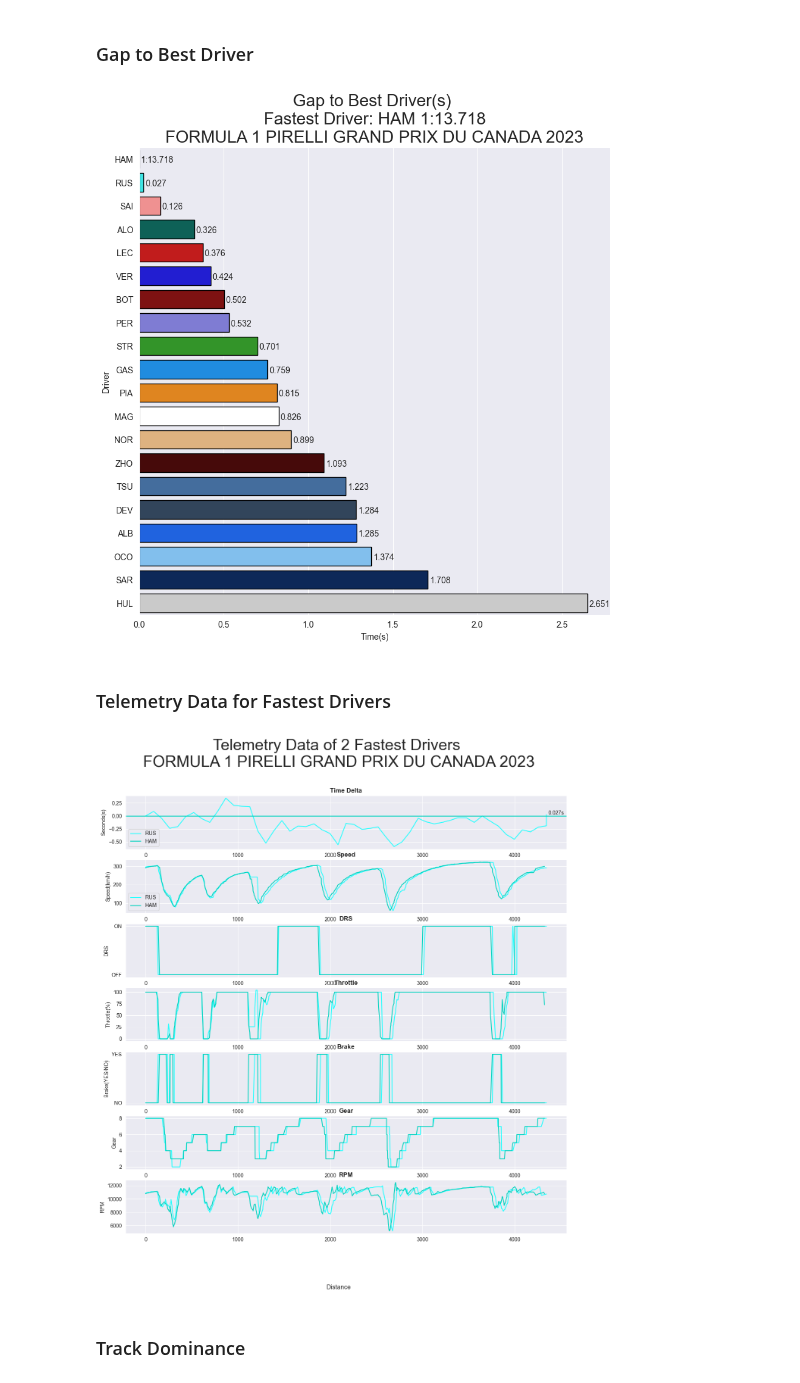
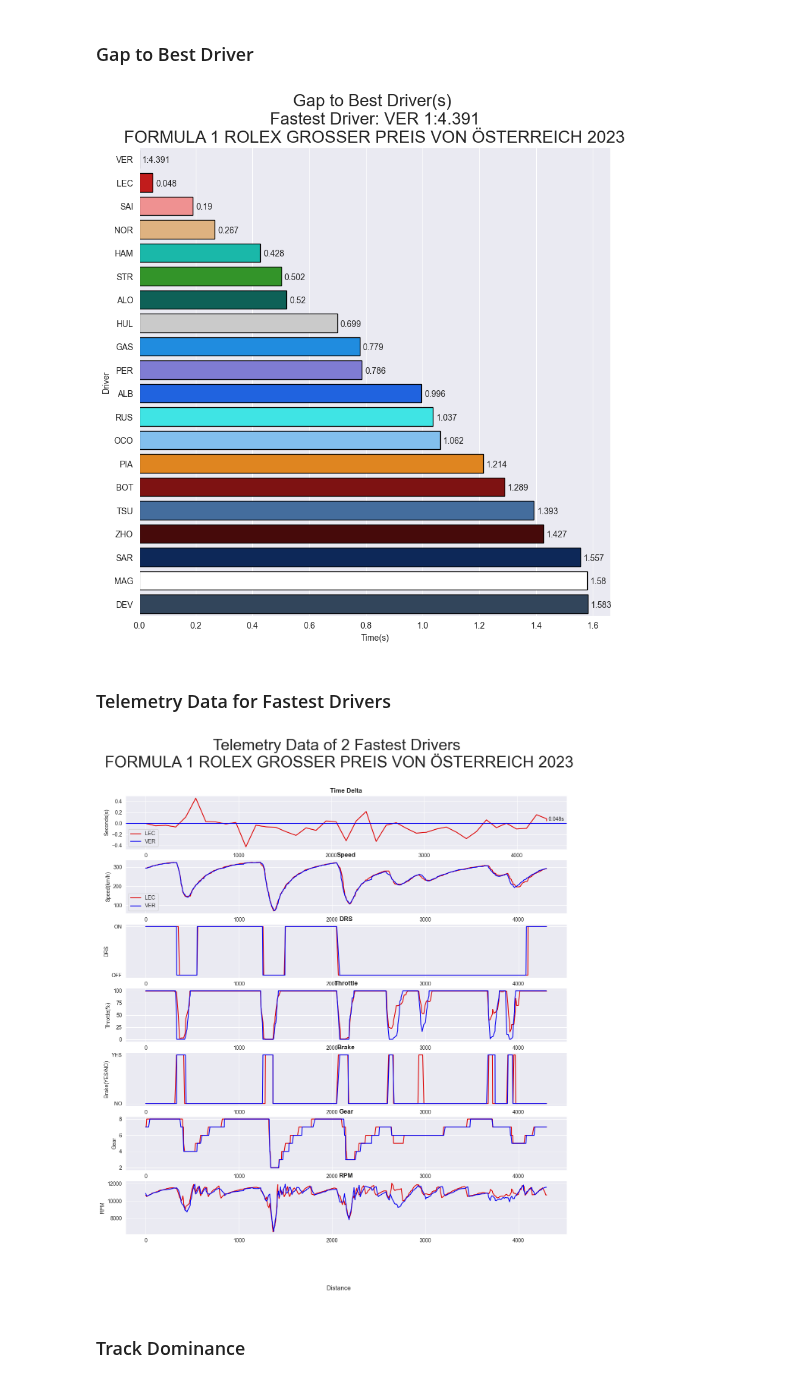
Before and after one commit to edmundhong/formula1-dataanalysis, a Jupyter notebook: Best Lap Analysis.ipynb, the cells around one changed output. Cells and saved outputs as stored; diff of their text form; code cells hidden in the pictures.

```diff
--- a/Best Lap Analysis.ipynb
+++ b/Best Lap Analysis.ipynb
@@ -24,14 +24,14 @@ pd.set_option('display.max_columns', None)
 # %%
 # input session and year
 year = 2023
-location = 'Canada'
-session = 'FP2'
+location = 'Austria'
+session = 'Q'
 
 # get session
 """
     session identifier:
     'FP1', 'FP2', 'FP3', 'Q', 'S', 'SQ', 'SS', 'R
-    'Practice 1', 'Practice 2', 'Practice 3', 'Sprint Qualifying', 'Sprint', 'Sprint Shootout', 'Qualifying', 'Race'
+    'Practice 1', 'Practice 2', 'Practice 3', 'Qualifying', 'Sprint', 'Sprint Qualifying', 'Sprint Shootout', 'Race'
 """
 
 race = fastf1.get_session(year, location, session)
@@ -58,6 +57,7 @@ race_name = race.event.OfficialEventName
 df = race.laps
 
 # load dataframe of df (by Final Position in ascending order)
+df = df[df['Deleted']==False] # only included laps that are legit (not deleted by race control)
 df = df.sort_values(by=['LapNumber','Position'], ascending=[False, True]).reset_index(drop=True)
 
 # fill in empty laptime records and convert to seconds
@@ -107,18 +107,18 @@ for i in range(1,len(df_results)):
     plt.text(df_results.GapToBest[i]+0.01, i+0.15, df_results.GapToBest[i], ha = 'left')
 plt.show()
 # %% [output]
-[figure, old version]
+[figure, new version]
 # %% [markdown]
 ### Telemetry Data for Fastest Drivers
 # %%
 # get telemetry data
-driver_1_lap = df.pick_driver(df_results.Abbreviation[0]).pick_fastest()
+driver_1_lap = df.loc[df.pick_driver(df_results.Abbreviation[0])['LapTime'].idxmin()]
 driver_1_tel = driver_1_lap.get_telemetry()
 driver_1_tel['Driver'] = df_results.Abbreviation[0]
-driver_2_lap = df.pick_driver(df_results.Abbreviation[1]).pick_fastest()
+driver_2_lap = df.loc[df.pick_driver(df_results.Abbreviation[1])['LapTime'].idxmin()]
 driver_2_tel = driver_2_lap.get_telemetry()
 driver_2_tel['Driver'] = df_results.Abbreviation[1]
-driver_3_lap = df.pick_driver(df_results.Abbreviation[2]).pick_fastest()
+driver_3_lap = df.loc[df.pick_driver(df_results.Abbreviation[2])['LapTime'].idxmin()]
 driver_3_tel = driver_3_lap.get_telemetry()
 driver_3_tel['Driver'] = df_results.Abbreviation[2]
 
@@ -128,7 +128,7 @@ driver_3_tel['Driver'] = df_results.Abbreviation[2]
 telemetry = pd.concat([driver_1_tel, driver_2_tel, driver_3_tel])
 
 # creating minisectors
-total_minisectors = 50
+total_minisectors = 40
 telemetry['Minisector'] = pd.cut(telemetry['Distance'], total_minisectors, labels = False) + 1
 
 # calculate time delta for top 2 drivers
@@ -168,34 +168,34 @@ ax[2].invert_yaxis()
 ax[2].set_title('DRS', fontweight="bold")
 ax[2].set(ylabel= 'DRS')
 
 # Throttle
 ax[3].plot(driver_2_tel['Distance'], driver_2_tel['Throttle'], color = driver_color[df_results.Abbreviation[1]], label = df_results.Abbreviation[1])
 ax[3].plot(driver_1_tel['Distance'], driver_1_tel['Throttle'], color = driver_color[df_results.Abbreviation[0]], label = df_results.Abbreviation[0])
 ax[3].set_title('Throttle', fontweight="bold")
 ax[3].set(ylabel= 'Throttle(%)')
 
 # Brake
 ax[4].plot(driver_2_tel['Distance'], driver_2_tel['Brake'], color = driver_color[df_results.Abbreviation[1]], label = df_results.Abbreviation[1])
 ax[4].plot(driver_1_tel['Distance'], driver_1_tel['Brake'], color = driver_color[df_results.Abbreviation[0]], label = df_results.Abbreviation[0])
 ax[4].set_yticks(ticks = [1,0], labels = ["YES", "NO"])
 ax[4].set_title('Brake', fontweight="bold")
 ax[4].set(ylabel= 'Brake(YES/NO)')
 
 # Gear
 ax[5].plot(driver_2_tel['Distance'], driver_2_tel['nGear'], color = driver_color[df_results.Abbreviation[1]], label = df_results.Abbreviation[1])
 ax[5].plot(driver_1_tel['Distance'], driver_1_tel['nGear'], color = driver_color[df_results.Abbreviation[0]], label = df_results.Abbreviation[0])
 ax[5].set_title('Gear', fontweight="bold")
 ax[5].set(ylabel= 'Gear')
 
 # RPM
 ax[6].plot(driver_2_tel['Distance'], driver_2_tel['RPM'], color = driver_color[df_results.Abbreviation[1]], label = df_results.Abbreviation[1])
 ax[6].plot(driver_1_tel['Distance'], driver_1_tel['RPM'], color = driver_color[df_results.Abbreviation[0]], label = df_results.Abbreviation[0])
 ax[6].set_title('RPM', fontweight="bold")
 ax[6].set(ylabel= 'RPM')
 
 plt.show()
 # %% [output]
-[figure, old version]
+[figure, new version]
 # %% [markdown]
 ### Track Dominance
 # %%
```
Also changed, not shown: parts of 5 cells of this notebook, 3 other files.
